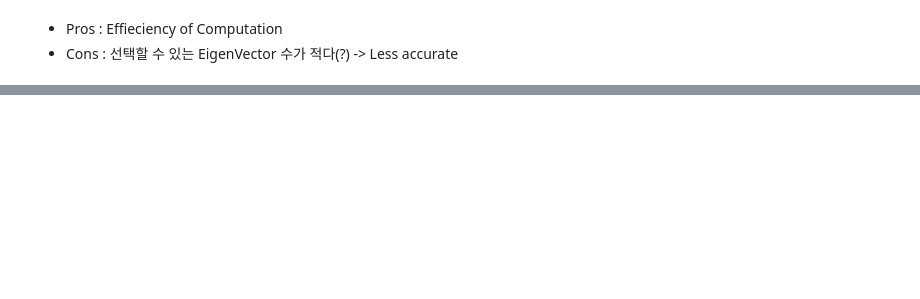
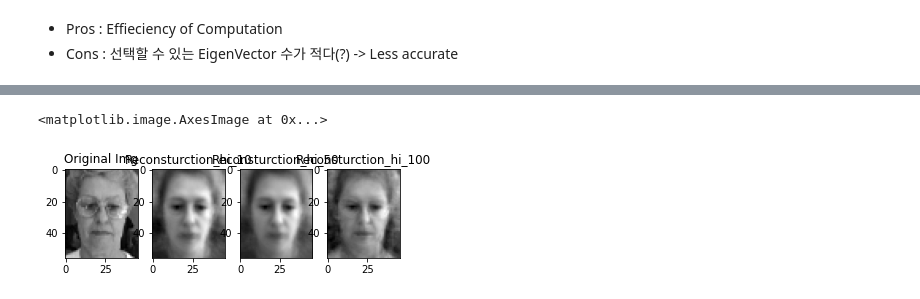
Before and after one commit to sw-programmer/Coursework1, a Jupyter notebook: CW1_Q1.ipynb, the cells around one changed output, grey strips where cells are left out. Saved outputs shown, nothing was run; the diff lists cells and outputs as text; code cells hidden in the pictures; blank space fills up the shorter version.

```diff
--- a/CW1_Q1.ipynb
+++ b/CW1_Q1.ipynb
@@ -162,0 +159,30 @@ print()
+# %%
+### Face Reconstruction ###
+# with 10 components
+reconstruct_hi_10 = reconstruct(X_train, eigvecs_hi[:,0:10])
+reconstruct_hi_10 = reconstruct_hi_10 + X_bar
+
+# with 50 components
+reconstruct_hi_50 = reconstruct(X_train, eigvecs_hi[:,0:50])
+reconstruct_hi_50 = reconstruct_hi_10 + X_bar
+
+# with 100 components
+reconstruct_hi_100 = reconstruct(X_train, eigvecs_hi[:,0:100])
+reconstruct_hi_100 = reconstruct_hi_100 + X_bar
+
+fig = plt.figure()
+ax1 = fig.add_subplot(141)
+ax1.set_title('Original Img')
+ax1.imshow(np.reshape(X_train[0,:],(46,56)).T, cmap = 'gist_gray')
+ax2 = fig.add_subplot(142)
+ax2.set_title('Reconsturction_hi_10')
+ax2.imshow(np.reshape(reconstruct_hi_10[0,:],(46,56)).T, cmap = 'gist_gray')
+ax3 = fig.add_subplot(143)
+ax3.set_title('Reconsturction_hi_50')
+ax3.imshow(np.reshape(reconstruct_hi_50[0,:],(46,56)).T, cmap = 'gist_gray')
+ax4 = fig.add_subplot(144)
+ax4.set_title('Reconsturction_hi_100')
+ax4.imshow(np.reshape(reconstruct_hi_100[0,:],(46,56)).T, cmap = 'gist_gray')
+# %% [output]
+<matplotlib.image.AxesImage at 0x...>
+[figure, added]
```
Also changed, not shown: parts of 7 cells of this notebook.
